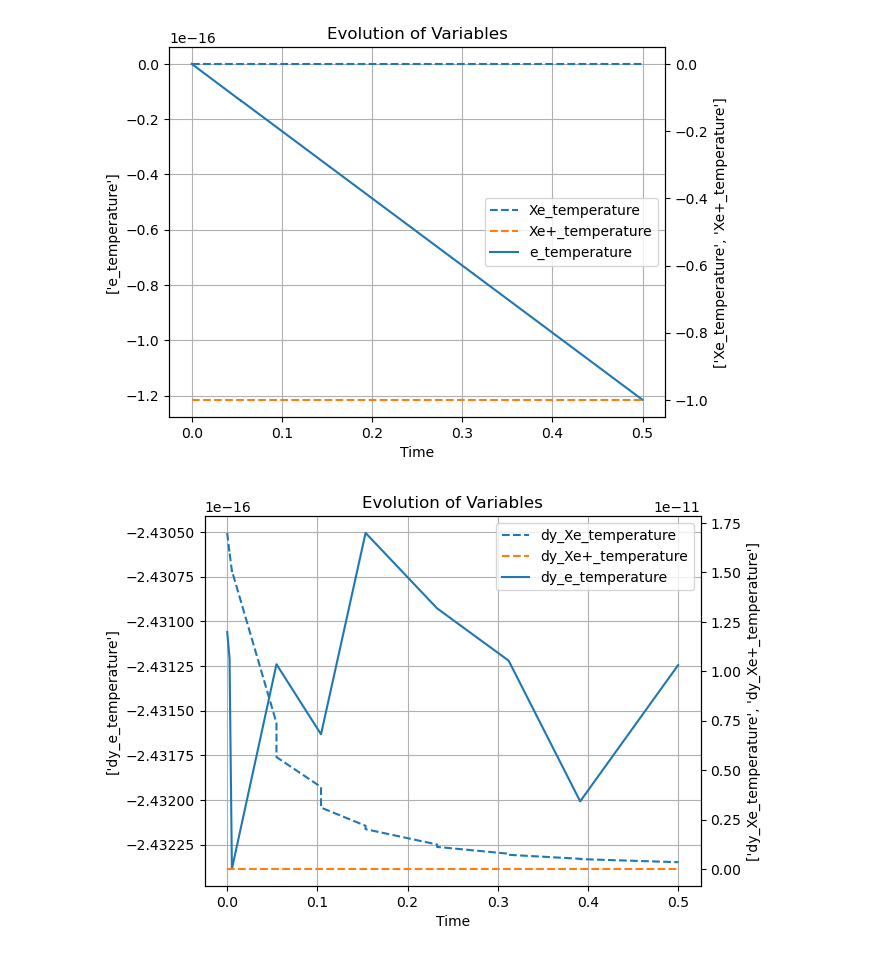
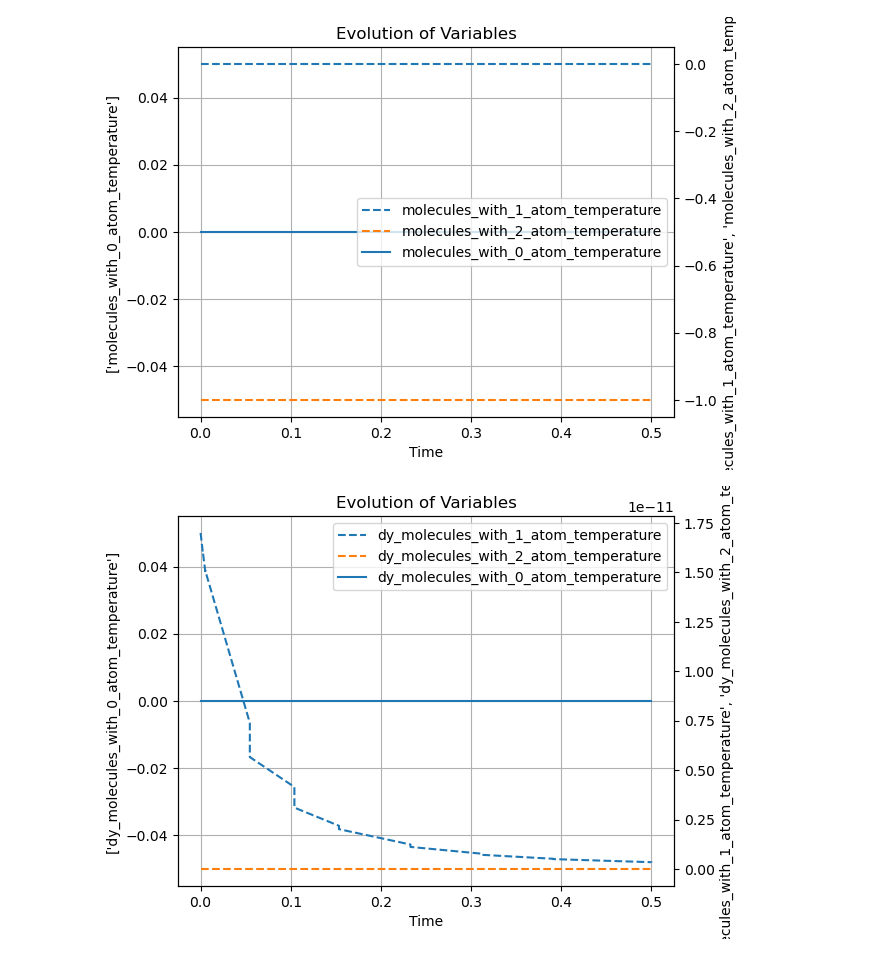
Before and after one commit to sverdier136/AtmopropX__0D-global-model, a Jupyter notebook: src/results_analysis.ipynb, the cells around one changed output. Drawn from its saved outputs; the diff is of its cells as text; code cells hidden in the pictures.

Commit message:
Tracking of variables corrected and well implemented. Code running

```diff
--- a/src/results_analysis.ipynb
+++ b/src/results_analysis.ipynb
@@ -48,12 +48,12 @@ def plot_variables(var_list1, var_list2):
 
     plt.title('Evolution of Variables')
     plt.show()
-# %%
-plot_variables(["e_temperature"], ["Xe_temperature", "Xe+_temperature"])
-plot_variables(["dy_e_temperature"], ["dy_Xe_temperature", "dy_Xe+_temperature"])
-# %% [output]
-[figure, removed]
-[figure, removed]
+# %%
+plot_variables(["molecules_with_0_atom_temperature"], ["molecules_with_1_atom_temperature", "molecules_with_2_atom_temperature"])
+plot_variables(["dy_molecules_with_0_atom_temperature"], ["dy_molecules_with_1_atom_temperature", "dy_molecules_with_2_atom_temperature"])
+# %% [output]
+[figure, added]
+[figure, added]
 # %%
 plot_variables(['dy_energy_0'], ['dy_energy_1', 'dy_energy_2'])
 # %% [output]
```
Also changed, not shown: parts of 5 cells of this notebook, 4 other files.
